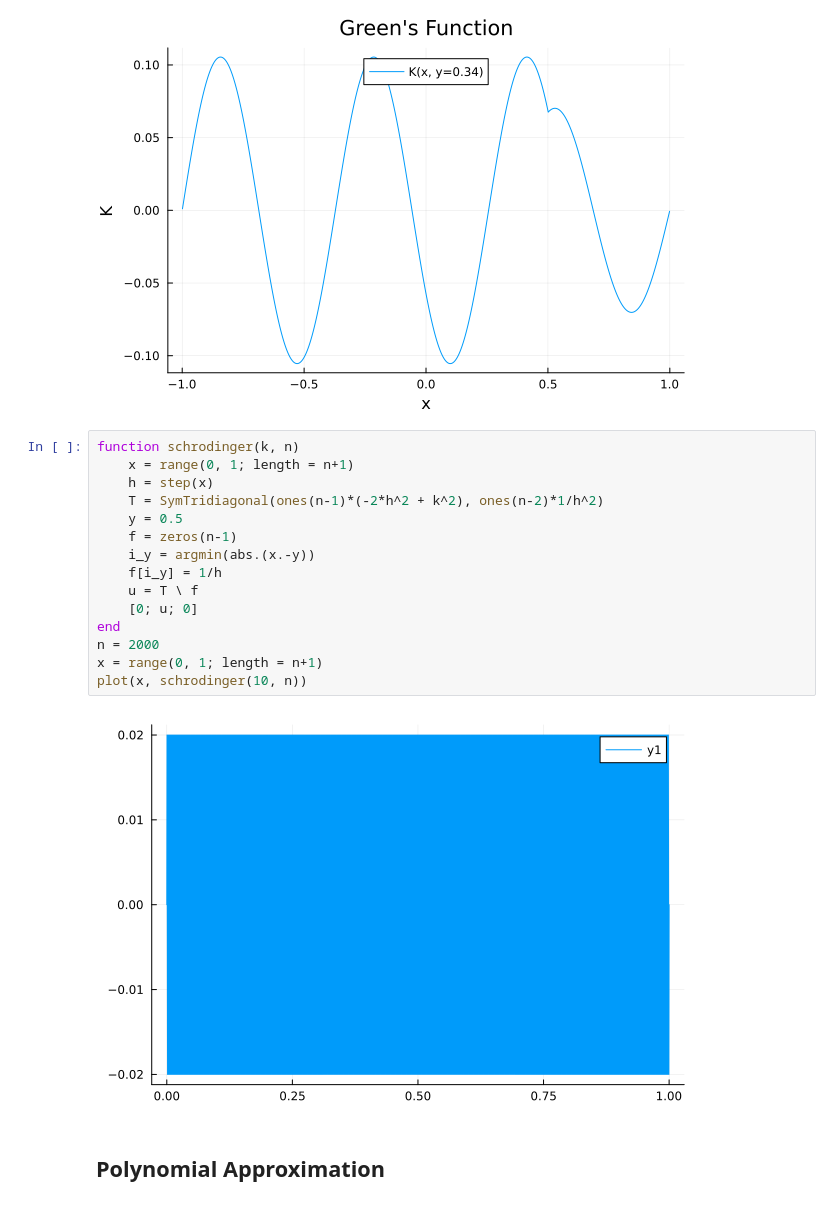
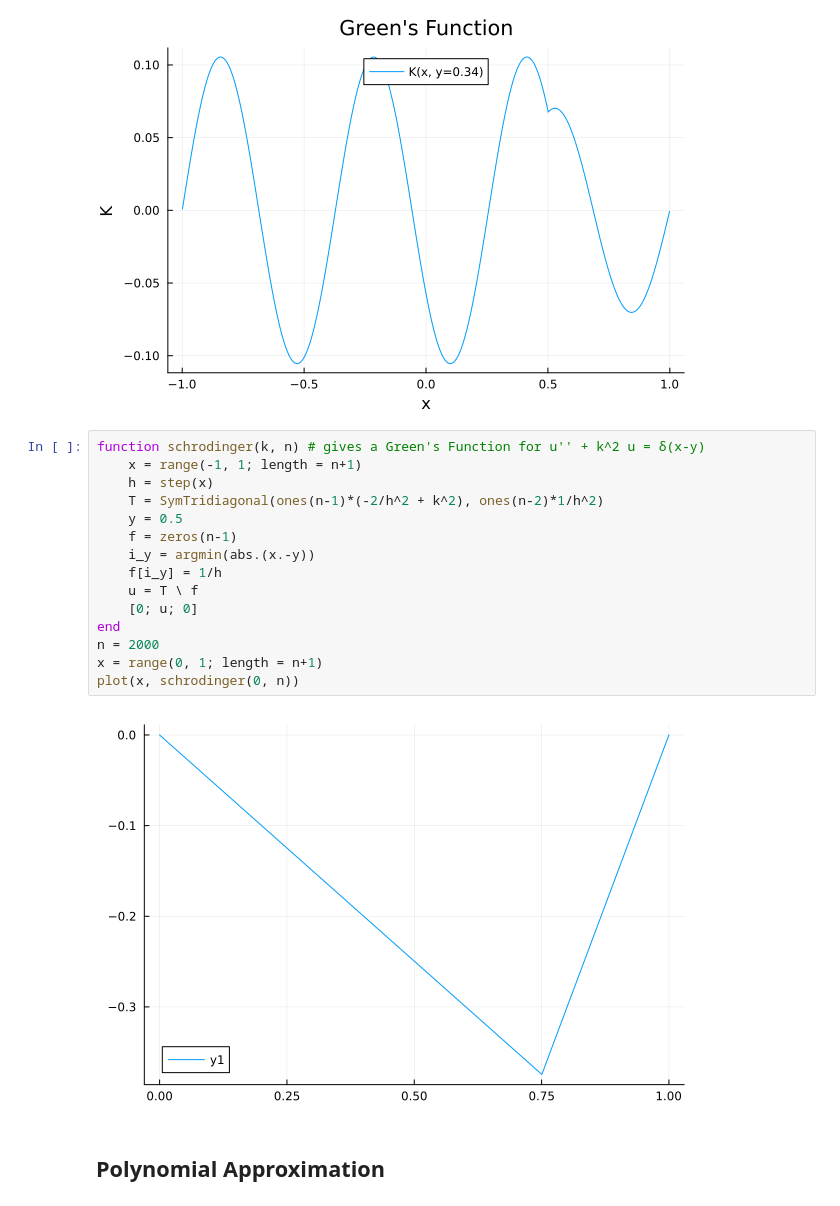
Before and after one commit to cgjunior3-14/M2R-Learning-Greens-Functions, a Jupyter notebook: 1D interpolation.ipynb, the cells around one changed output. Cells and saved outputs as stored; diff of their text form.

```diff
--- a/1D interpolation.ipynb
+++ b/1D interpolation.ipynb
@@ -243,22 +243,22 @@ plot(x_inner, K, label = "K(x, y=0.34)", xlabel = "x", ylabel = "K", title = "Gr
 # %% [output]
 [figure]
 # %%
-function schrodinger(k, n)
-    x = range(0, 1; length = n+1)
+function schrodinger(k, n) # gives a Green's Function for u'' + k^2 u = δ(x-y)
+    x = range(-1, 1; length = n+1)
     h = step(x)
-    T = SymTridiagonal(ones(n-1)*(-2*h^2 + k^2), ones(n-2)*1/h^2)
+    T = SymTridiagonal(ones(n-1)*(-2/h^2 + k^2), ones(n-2)*1/h^2)
     y = 0.5
     f = zeros(n-1)
     i_y = argmin(abs.(x.-y))
     f[i_y] = 1/h
     u = T \ f
     [0; u; 0]
 end
 n = 2000
 x = range(0, 1; length = n+1)
-plot(x, schrodinger(10, n))
+plot(x, schrodinger(0, n))
 # %% [output]
-[figure, old version]
+[figure, new version]
 # %% [markdown]
 ## Polynomial Approximation
 # %% [markdown]
```
